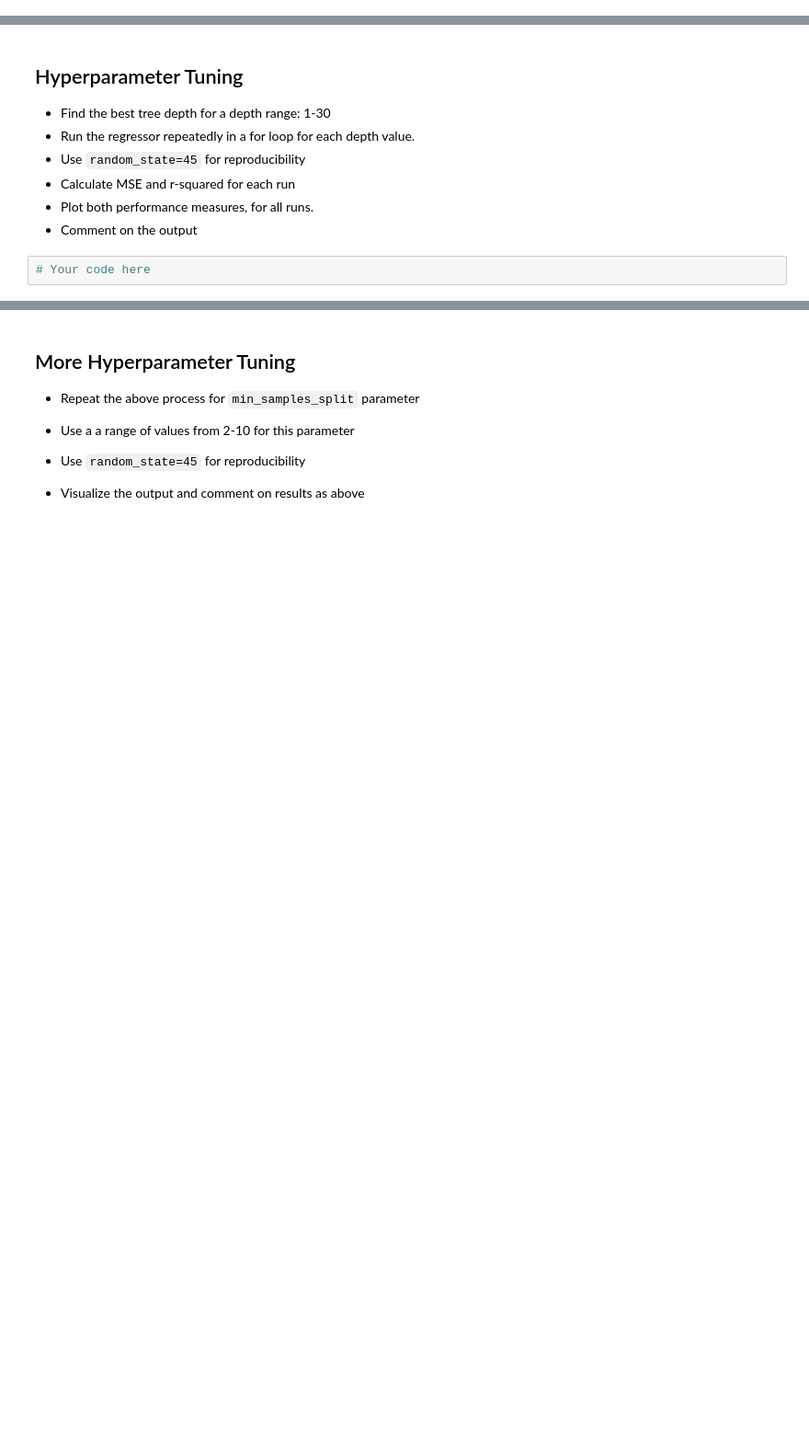
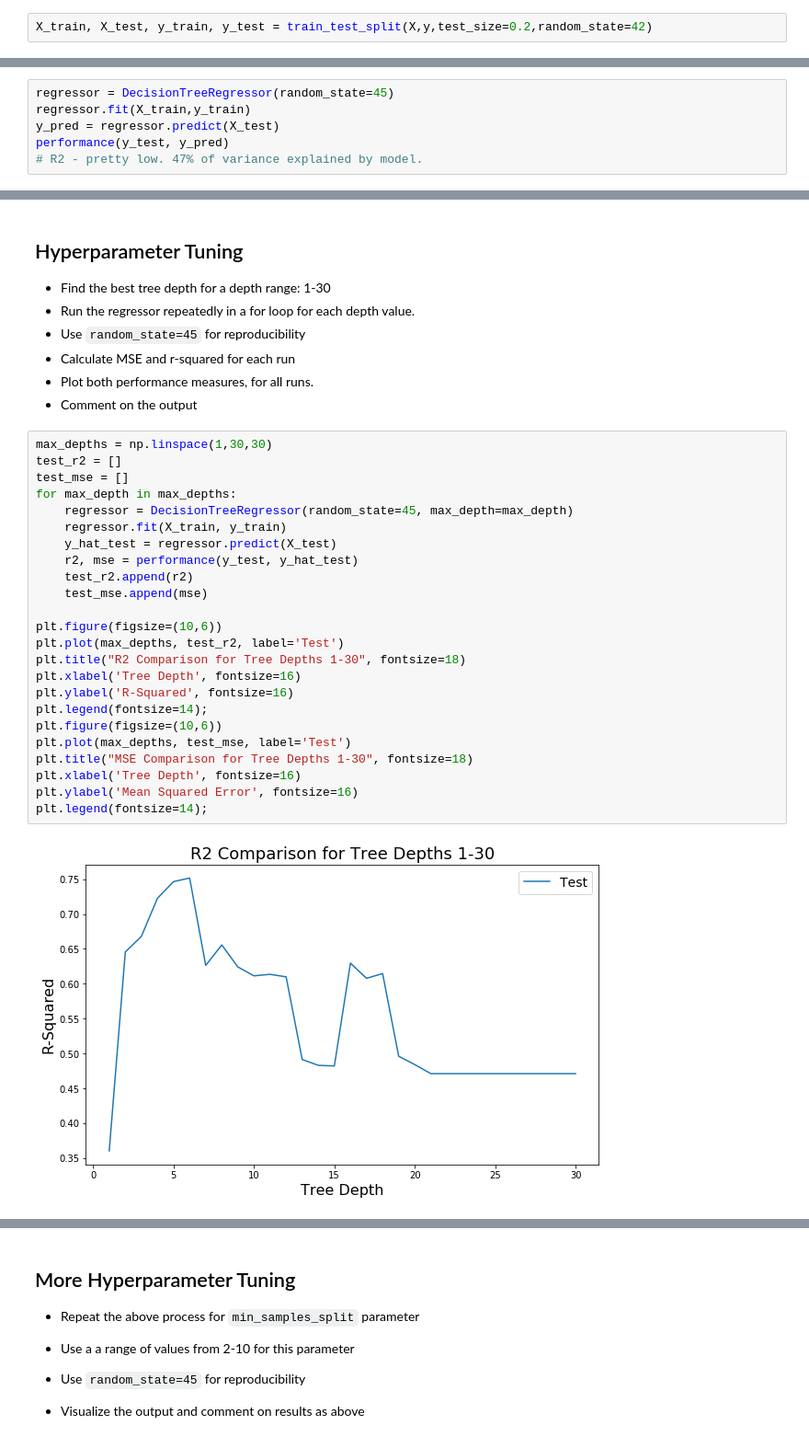
Before and after one commit to magnawhale/dsc-tuning-regression-trees-lab-online-ds-ft-051319, a Jupyter notebook: index.ipynb, the cells around one changed output, grey strips where cells are left out. Shown: that part at 92% size. Saved outputs shown, nothing was run; the diff lists cells and outputs as text; blank space fills up the shorter version.

```diff
--- a/index.ipynb
+++ b/index.ipynb
@@ -76,3 +95,5 @@ score
+# %%
+X_train, X_test, y_train, y_test = train_test_split(X,y,test_size=0.2,random_state=42)
 # %% [markdown]
 ## Grow a Vanilla Regression Tree
 
@@ -86,0 +104,6 @@ score
+# %%
+regressor = DecisionTreeRegressor(random_state=45)
+regressor.fit(X_train,y_train)
+y_pred = regressor.predict(X_test)
+performance(y_test, y_pred)
+# R2 - pretty low. 47% of variance explained by model.
@@ -93,5 +118,29 @@ score
 - Calculate MSE and r-squared for each run
 - Plot both performance measures, for all runs.
 - Comment on the output
-# %%
-# Your code here
+# %%
+max_depths = np.linspace(1,30,30)
+test_r2 = []
+test_mse = []
+for max_depth in max_depths:
+    regressor = DecisionTreeRegressor(random_state=45, max_depth=max_depth)
+    regressor.fit(X_train, y_train)
+    y_hat_test = regressor.predict(X_test)
+    r2, mse = performance(y_test, y_hat_test)
+    test_r2.append(r2)
+    test_mse.append(mse)
+
+plt.figure(figsize=(10,6))
+plt.plot(max_depths, test_r2, label='Test')
+plt.title("R2 Comparison for Tree Depths 1-30", fontsize=18)
+plt.xlabel('Tree Depth', fontsize=16)
+plt.ylabel('R-Squared', fontsize=16)
+plt.legend(fontsize=14);
+plt.figure(figsize=(10,6))
+plt.plot(max_depths, test_mse, label='Test')
+plt.title("MSE Comparison for Tree Depths 1-30", fontsize=18)
+plt.xlabel('Tree Depth', fontsize=16)
+plt.ylabel('Mean Squared Error', fontsize=16)
+plt.legend(fontsize=14);
+# %% [output]
+[figure, added]
```
Also changed, not shown: parts of 15 cells of this notebook.
